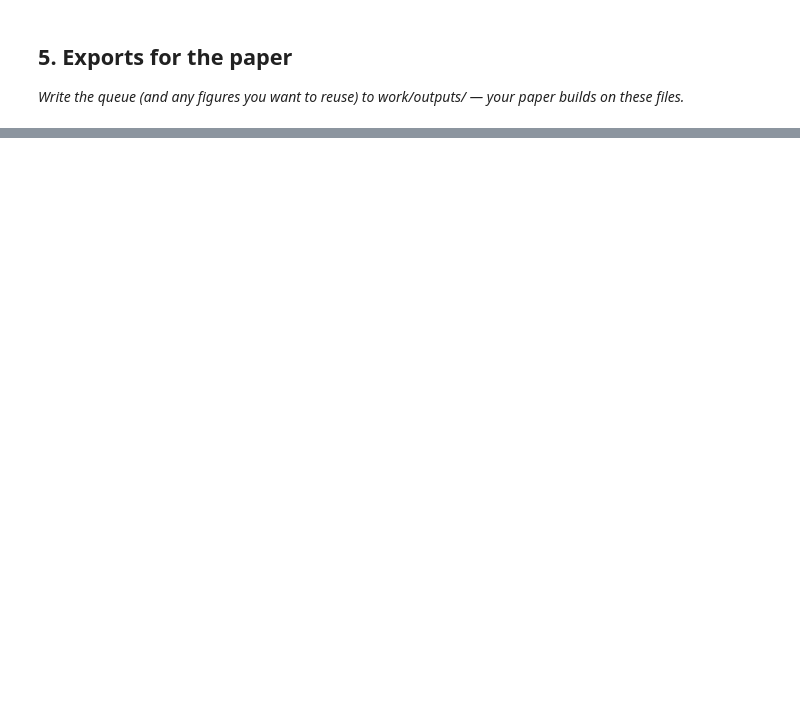
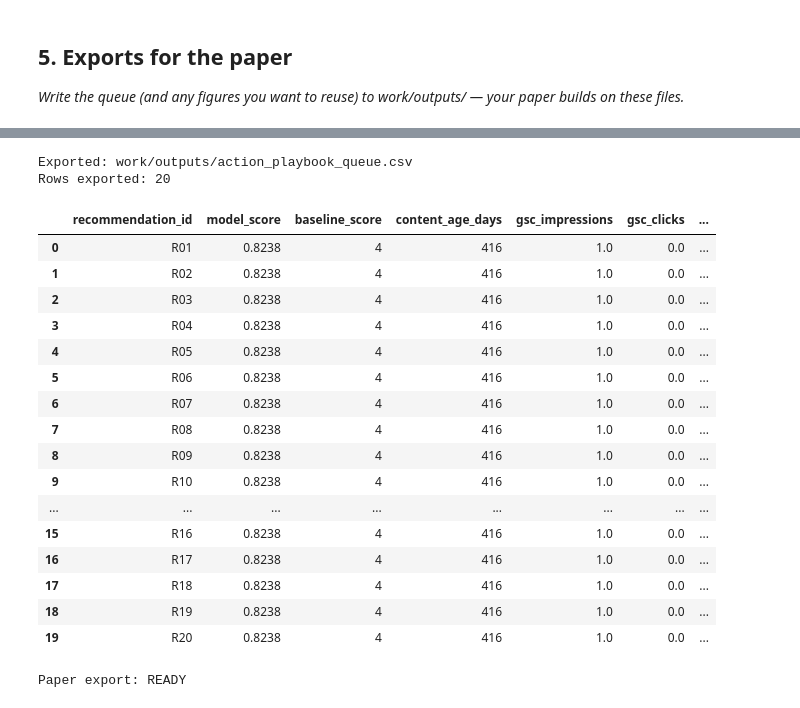
Before and after one commit to afreensumai64/ML-Internship, a Jupyter notebook: work/notebooks/w07_action_playbook.ipynb, the cells around one changed output, grey strips where cells are left out. Cells and saved outputs as stored; diff of their text form; code cells hidden in the pictures; blank space fills up the shorter version.

```diff
--- a/work/notebooks/w07_action_playbook.ipynb
+++ b/work/notebooks/w07_action_playbook.ipynb
@@ -43,0 +705,73 @@ This skeleton is yours to fill. Work the sections **in order** — each one has
+# %%
+# ============================================================
+# W07 — Export Public-Safe Queue for Research Paper
+# ============================================================
+
+import os
+
+os.makedirs("work/outputs", exist_ok=True)
+
+paper_queue = action_queue[
+    [
+        "model_score",
+        "baseline_score",
+        "content_age_days",
+        "gsc_impressions",
+        "gsc_clicks",
+        "reason_code",
+        "action"
+    ]
+].head(20).copy()
+
+paper_queue.insert(
+    0,
+    "recommendation_id",
+    [
+        f"R{i:02d}"
+        for i in range(
+            1,
+            len(paper_queue) + 1
+        )
+    ]
+)
+
+paper_queue["model_score"] = (
+    paper_queue["model_score"].round(4)
+)
+
+queue_path = (
+    "work/outputs/action_playbook_queue.csv"
+)
+
+paper_queue.to_csv(
+    queue_path,
+    index=False
+)
+
+print("Exported:", queue_path)
+print("Rows exported:", len(paper_queue))
+
+display(paper_queue)
+
+print("Paper export: READY")
+# %% [output]
+Exported: work/outputs/action_playbook_queue.csv
+Rows exported: 20
+|  | recommendation_id | model_score | baseline_score | content_age_days | gsc_impressions | gsc_clicks | ... |
+| 0 | R01 | 0.8238 | 4 | 416 | 1.0 | 0.0 | ... |
+| 1 | R02 | 0.8238 | 4 | 416 | 1.0 | 0.0 | ... |
+| 2 | R03 | 0.8238 | 4 | 416 | 1.0 | 0.0 | ... |
+| 3 | R04 | 0.8238 | 4 | 416 | 1.0 | 0.0 | ... |
+| 4 | R05 | 0.8238 | 4 | 416 | 1.0 | 0.0 | ... |
+| 5 | R06 | 0.8238 | 4 | 416 | 1.0 | 0.0 | ... |
+| 6 | R07 | 0.8238 | 4 | 416 | 1.0 | 0.0 | ... |
+| 7 | R08 | 0.8238 | 4 | 416 | 1.0 | 0.0 | ... |
+| 8 | R09 | 0.8238 | 4 | 416 | 1.0 | 0.0 | ... |
+| 9 | R10 | 0.8238 | 4 | 416 | 1.0 | 0.0 | ... |
+| ... | ... | ... | ... | ... | ... | ... | ... |
+| 15 | R16 | 0.8238 | 4 | 416 | 1.0 | 0.0 | ... |
+| 16 | R17 | 0.8238 | 4 | 416 | 1.0 | 0.0 | ... |
+| 17 | R18 | 0.8238 | 4 | 416 | 1.0 | 0.0 | ... |
+| 18 | R19 | 0.8238 | 4 | 416 | 1.0 | 0.0 | ... |
+| 19 | R20 | 0.8238 | 4 | 416 | 1.0 | 0.0 | ... |
+Paper export: READY
```
Also changed, not shown: parts of 16 cells of this notebook.
